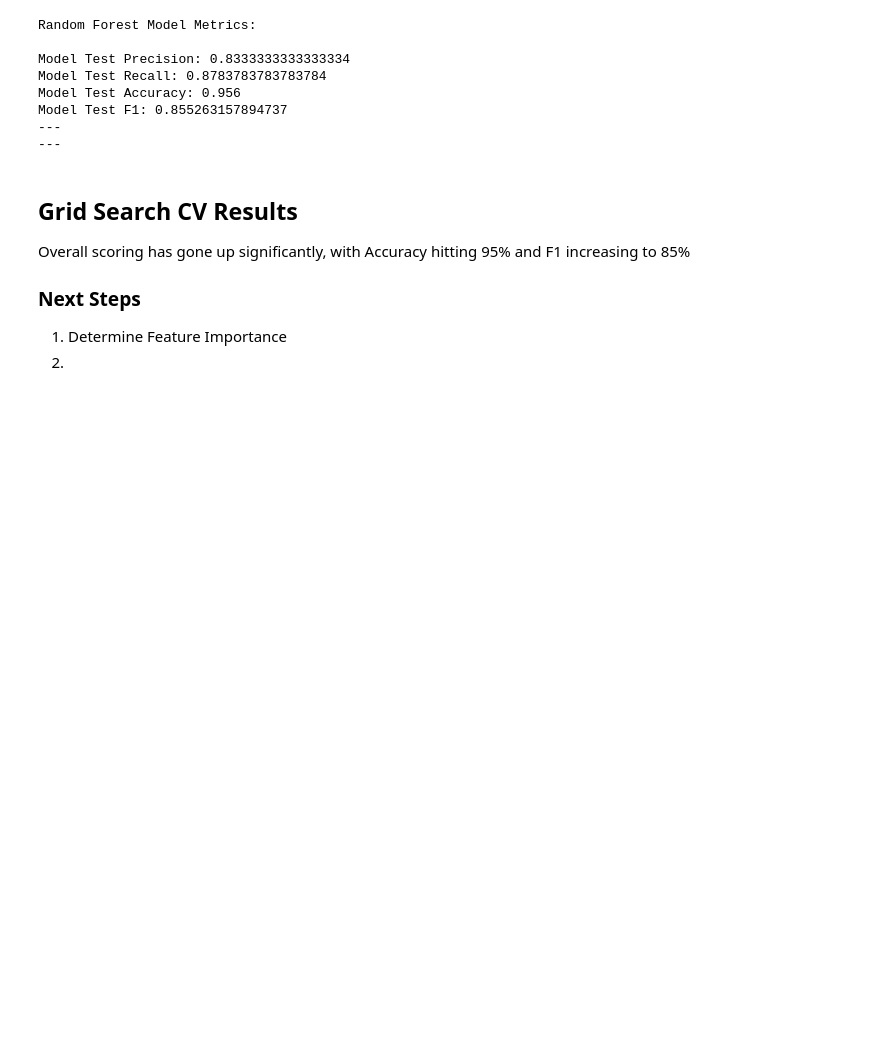
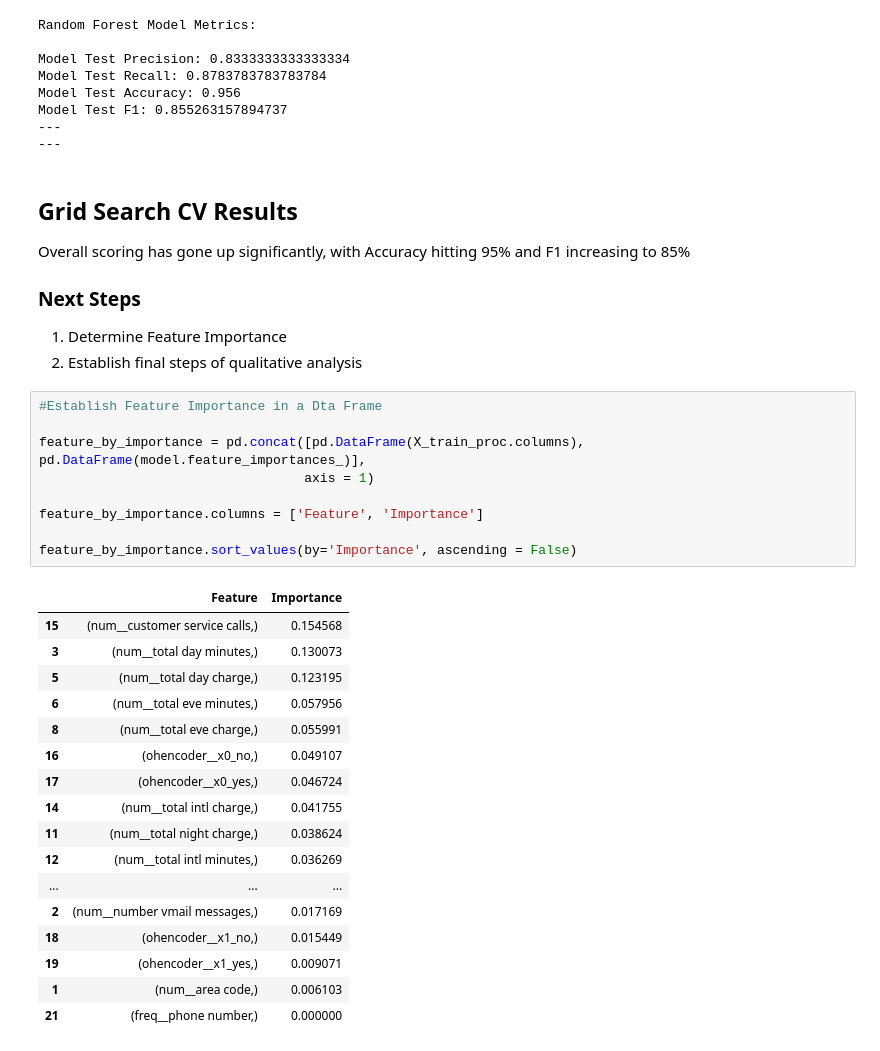
Before and after one commit to amk13532/Churn-In-Telecom, a Jupyter notebook: TelecomChurnAnalytics.ipynb, the cells around one changed output. Cells and saved outputs as stored; diff of their text form; blank space fills up the shorter version.

```diff
--- a/TelecomChurnAnalytics.ipynb
+++ b/TelecomChurnAnalytics.ipynb
@@ -764,4 +764,31 @@ Overall scoring has gone up significantly, with Accuracy hitting 95% and F1 incr
 ### Next Steps
 
 1. Determine Feature Importance
-2.
+2. Establish final steps of qualitative analysis
+# %%
+#Establish Feature Importance in a Dta Frame
+
+feature_by_importance = pd.concat([pd.DataFrame(X_train_proc.columns), pd.DataFrame(model.feature_importances_)],
+                                  axis = 1)
+
+feature_by_importance.columns = ['Feature', 'Importance']
+
+feature_by_importance.sort_values(by='Importance', ascending = False)
+# %% [output]
+|  | Feature | Importance |
+| 15 | (num__customer service calls,) | 0.154568 |
+| 3 | (num__total day minutes,) | 0.130073 |
+| 5 | (num__total day charge,) | 0.123195 |
+| 6 | (num__total eve minutes,) | 0.057956 |
+| 8 | (num__total eve charge,) | 0.055991 |
+| 16 | (ohencoder__x0_no,) | 0.049107 |
+| 17 | (ohencoder__x0_yes,) | 0.046724 |
+| 14 | (num__total intl charge,) | 0.041755 |
+| 11 | (num__total night charge,) | 0.038624 |
+| 12 | (num__total intl minutes,) | 0.036269 |
+| ... | ... | ... |
+| 2 | (num__number vmail messages,) | 0.017169 |
+| 18 | (ohencoder__x1_no,) | 0.015449 |
+| 19 | (ohencoder__x1_yes,) | 0.009071 |
+| 1 | (num__area code,) | 0.006103 |
+| 21 | (freq__phone number,) | 0.000000 |
```
Also changed, not shown: parts of 4 cells of this notebook.
